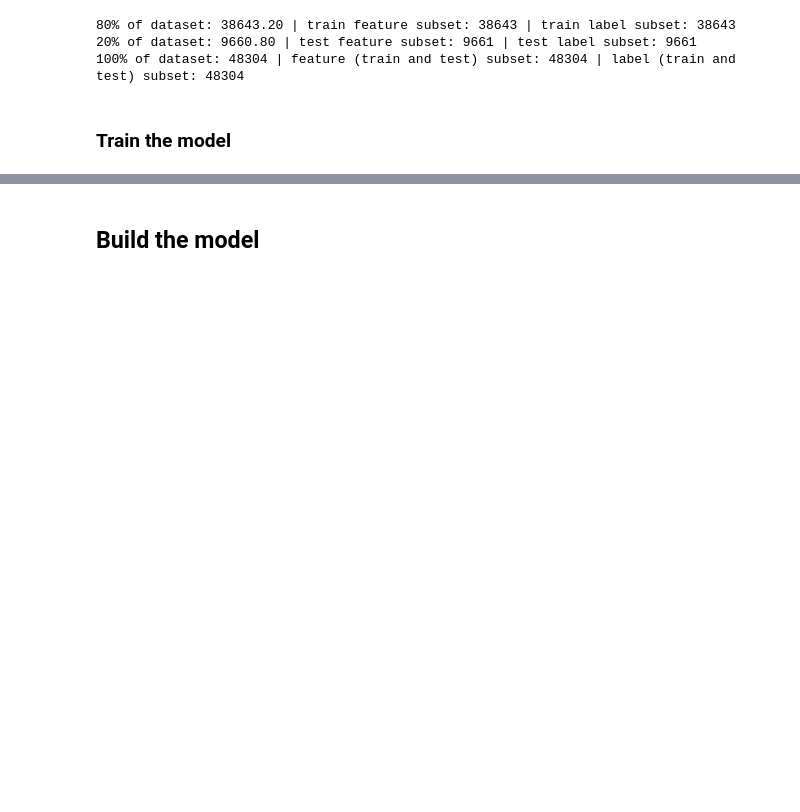
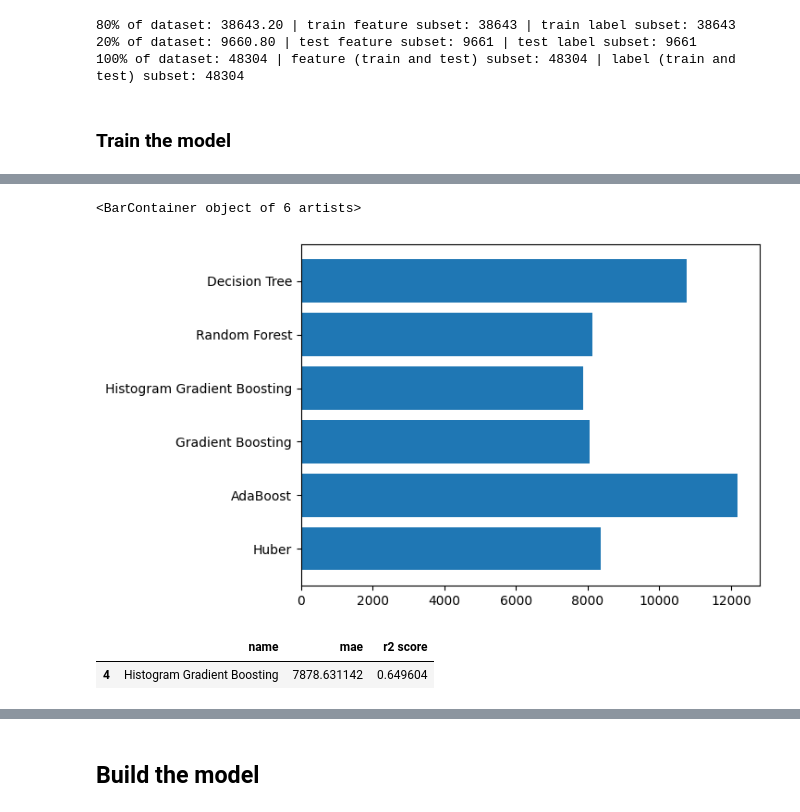
Before and after one commit to SiegfredLorelle/kagglex-car-price-prediction, a Jupyter notebook: kagglex-car-price.ipynb, the cells around one changed output, grey strips where cells are left out. Drawn from its saved outputs; the diff is of its cells as text; code cells hidden in the pictures; blank space fills up the shorter version.

```diff
--- a/kagglex-car-price.ipynb
+++ b/kagglex-car-price.ipynb
@@ -1364,0 +1380,25 @@ def training(model, train_feature, train_label, test_feature, test_label):
+# %%
+def training(model, train_features, train_labels, test_features, test_labels):
+    model = model()
+    model.fit(train_features, train_labels)
+    predictions = model.predict(test_features)
+    error = sklearn.metrics.mean_absolute_error(test_labels, predictions)
+    return predictions, error
+# %%
+model_errors = {}
+model_predictions = {}
+model_r2_score = {}
+
+
+for name, model in models.items():
+    prediction, error = training(
+        model,
+        train_features,
+        train_labels,
+        test_features,
+        test_labels,
+    )
+
+    model_errors[name] = error
+    model_predictions[name] = prediction
+    model_r2_score[name] = sklearn.metrics.r2_score(test_labels, prediction)
@@ -1364,0 +1411,9 @@ def training(model, train_feature, train_label, test_feature, test_label):
+# %%
+# names, errors = model_errors.items()
+rows = list(model_errors.values()) + list(model_errors.values()) + list(model_r2_score.values())
+
+rows = [{"name": list(models.keys())[i], "mae":list(model_errors.values())[i], "r2 score": list(model_r2_score.values())[i]} for i in range(len(models))]
+
+
+result_df = pd.DataFrame(rows, columns=["name", "mae", "r2 score"])
+result_df
@@ -1364,0 +1429,3 @@ def training(model, train_feature, train_label, test_feature, test_label):
+# %%
+without_linear_df = result_df.iloc[1:]
+without_linear_df
@@ -1364,0 +1440,13 @@ def training(model, train_feature, train_label, test_feature, test_label):
+# %%
+plt.barh(range(len(without_linear_df)), without_linear_df["mae"], tick_label=without_linear_df["name"])
+# %% [output]
+<BarContainer object of 6 artists>
+[figure, added]
+# %%
+min_error = result_df["mae"].min()
+best = result_df[ result_df["mae"] == min_error ]
+best_model = best["name"].values[0]
+best
+# %% [output]
+|  | name | mae | r2 score |
+| 4 | Histogram Gradient Boosting | 7878.631142 | 0.649604 |
```
Also changed, not shown: parts of 20 cells of this notebook.
